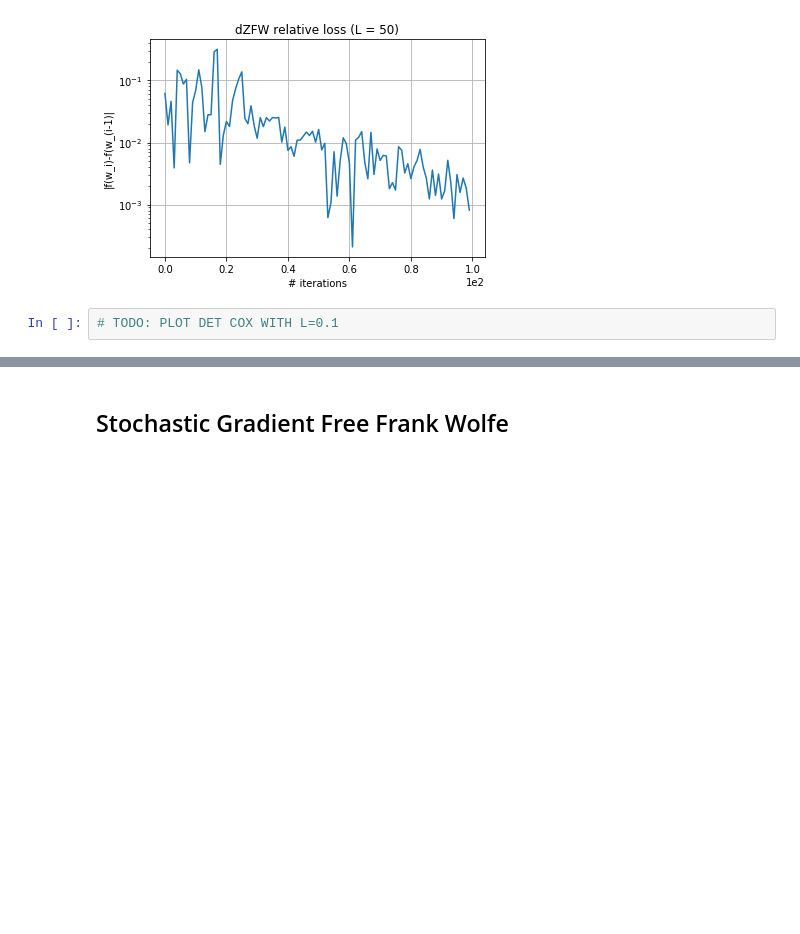
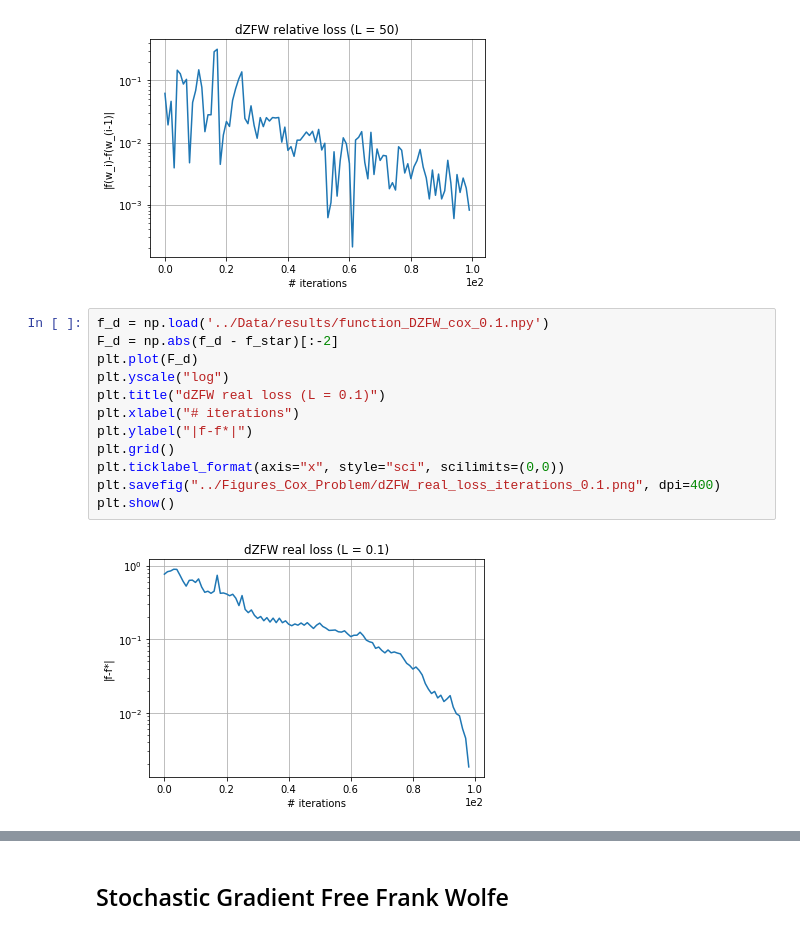
Before and after one commit to liacov/OPTproj, a Jupyter notebook: notebooks/CoxRegression.ipynb, the cells around one changed output, grey strips where cells are left out. Cells and saved outputs as stored; diff of their text form; blank space fills up the shorter version.

Commit message:
last simulation (data + figures)

```diff
--- a/notebooks/CoxRegression.ipynb
+++ b/notebooks/CoxRegression.ipynb
@@ -128,5 +108,17 @@ plt.savefig("../Figures_Cox_Problem/dZFW_relative_loss_iterations_50.png", dpi=4
 plt.show()
 # %% [output]
 [figure]
-# %%
-# TODO: PLOT DET COX WITH L=0.1
+# %%
+f_d = np.load('../Data/results/function_DZFW_cox_0.1.npy')
+F_d = np.abs(f_d - f_star)[:-2]
+plt.plot(F_d)
+plt.yscale("log")
+plt.title("dZFW real loss (L = 0.1)")
+plt.xlabel("# iterations")
+plt.ylabel("|f-f*|")
+plt.grid()
+plt.ticklabel_format(axis="x", style="sci", scilimits=(0,0))
+plt.savefig("../Figures_Cox_Problem/dZFW_real_loss_iterations_0.1.png", dpi=400)
+plt.show()
+# %% [output]
+[figure, added]
```
Also changed, not shown: parts of 3 cells of this notebook, 34 other files.
